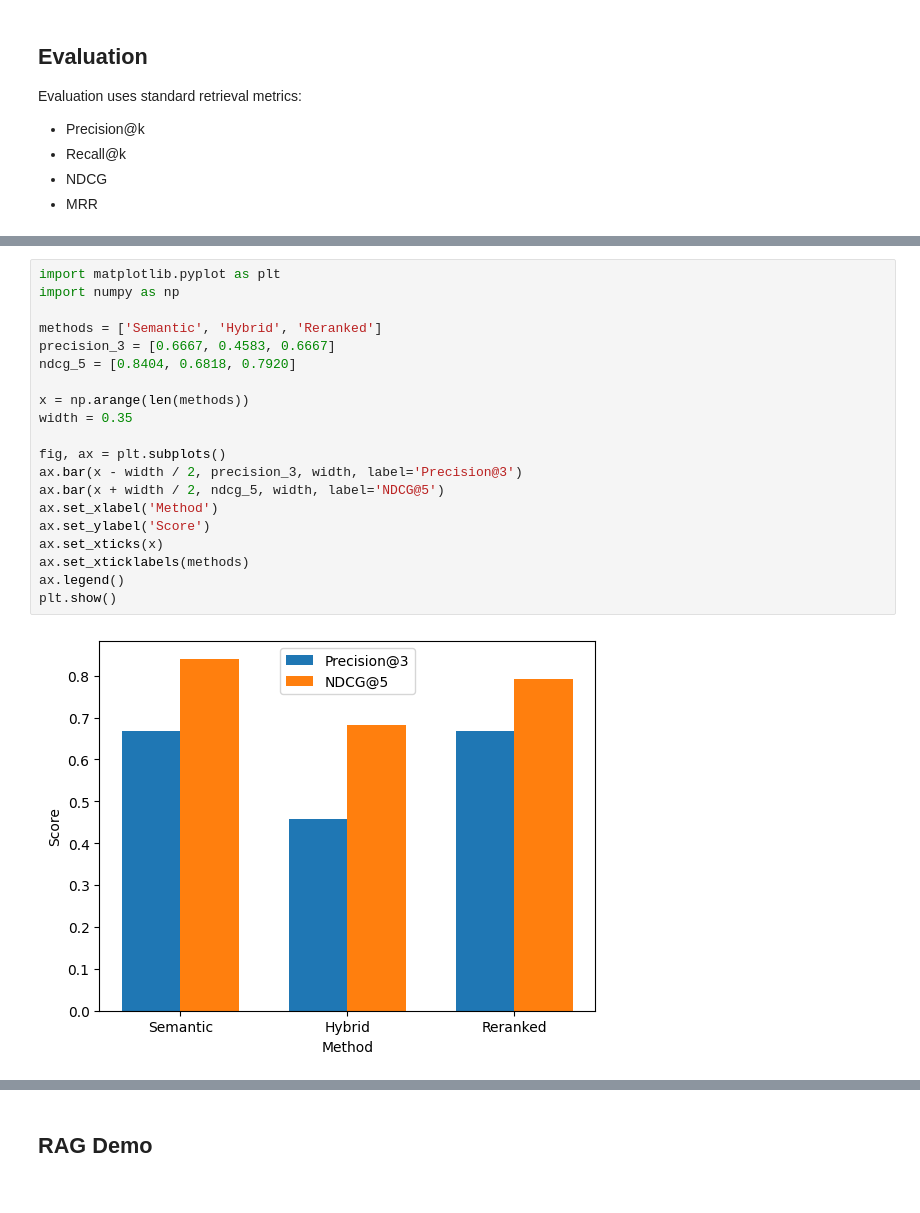
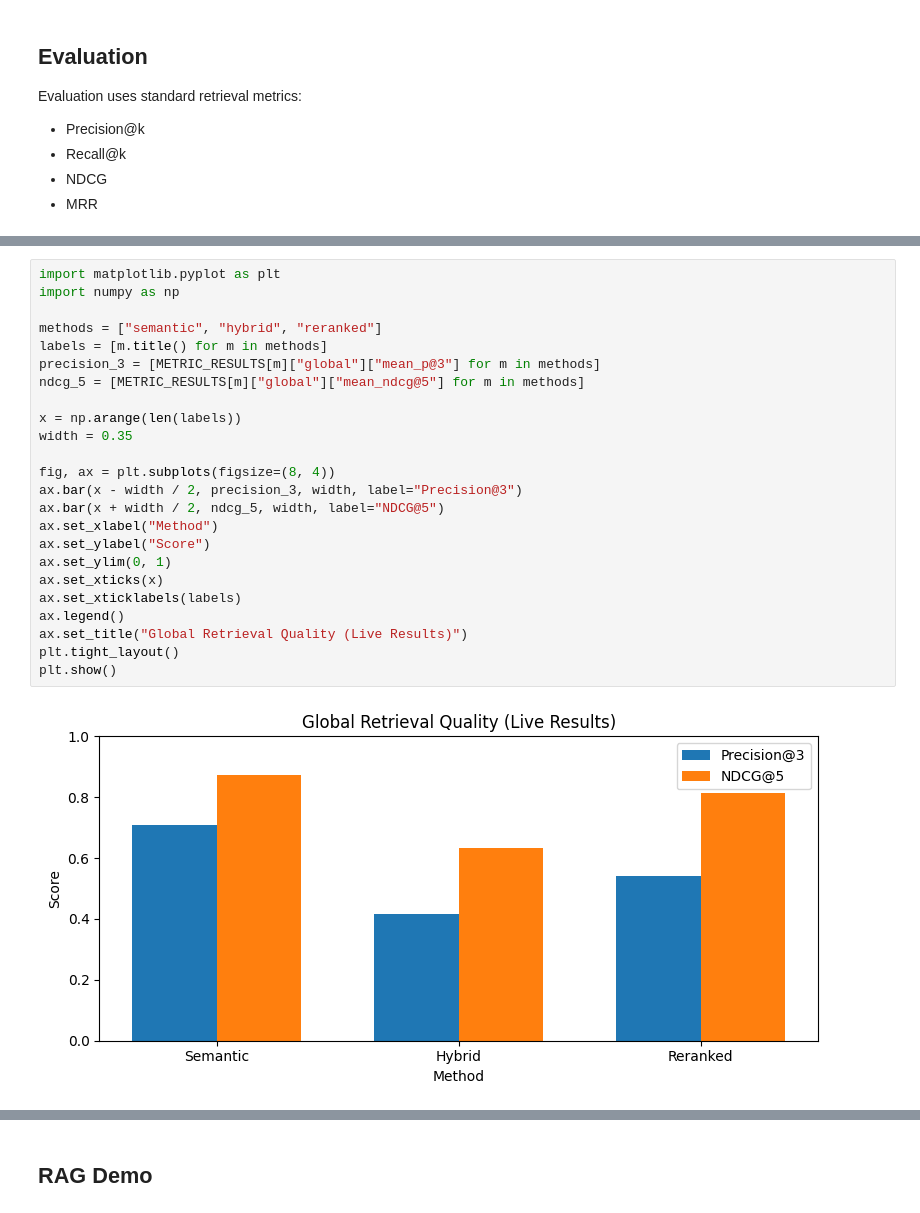
Before and after one commit to ParminderSinghGithub/FinSight, a Jupyter notebook: notebook.ipynb, the cells around one changed output, grey strips where cells are left out. Drawn from its saved outputs; the diff is of its cells as text.

```diff
--- a/notebook.ipynb
+++ b/notebook.ipynb
@@ -129,24 +230,28 @@ Evaluation time: 35.65s
 # %%
 import matplotlib.pyplot as plt
 import numpy as np
 
-methods = ['Semantic', 'Hybrid', 'Reranked']
-precision_3 = [0.6667, 0.4583, 0.6667]
-ndcg_5 = [0.8404, 0.6818, 0.7920]
+methods = ["semantic", "hybrid", "reranked"]
+labels = [m.title() for m in methods]
+precision_3 = [METRIC_RESULTS[m]["global"]["mean_p@3"] for m in methods]
+ndcg_5 = [METRIC_RESULTS[m]["global"]["mean_ndcg@5"] for m in methods]
 
-x = np.arange(len(methods))
+x = np.arange(len(labels))
 width = 0.35
 
-fig, ax = plt.subplots()
-ax.bar(x - width / 2, precision_3, width, label='Precision@3')
-ax.bar(x + width / 2, ndcg_5, width, label='NDCG@5')
-ax.set_xlabel('Method')
-ax.set_ylabel('Score')
+fig, ax = plt.subplots(figsize=(8, 4))
+ax.bar(x - width / 2, precision_3, width, label="Precision@3")
+ax.bar(x + width / 2, ndcg_5, width, label="NDCG@5")
+ax.set_xlabel("Method")
+ax.set_ylabel("Score")
+ax.set_ylim(0, 1)
 ax.set_xticks(x)
-ax.set_xticklabels(methods)
+ax.set_xticklabels(labels)
 ax.legend()
+ax.set_title("Global Retrieval Quality (Live Results)")
+plt.tight_layout()
 plt.show()
 # %% [output]
-[figure, old version]
+[figure, new version]
 # %%
 import matplotlib.pyplot as plt
```
Also changed, not shown: parts of 8 cells of this notebook, 22 other files.
